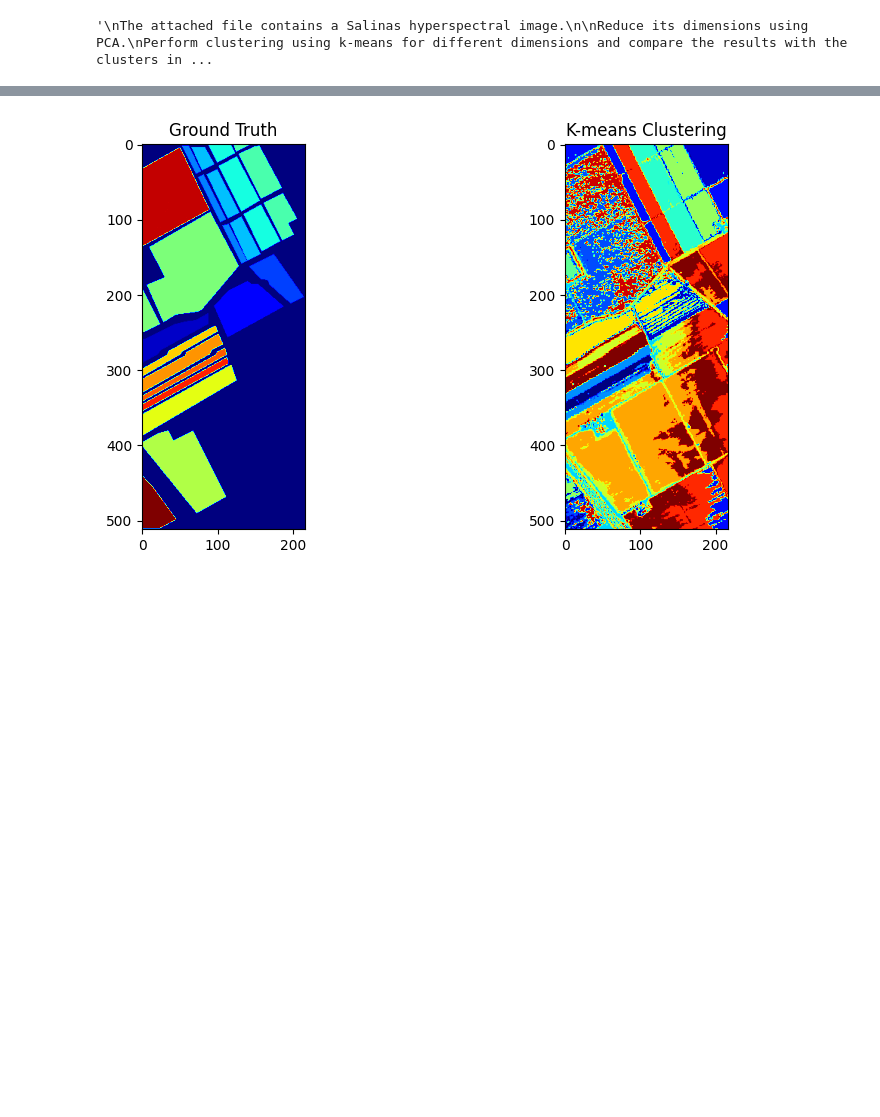
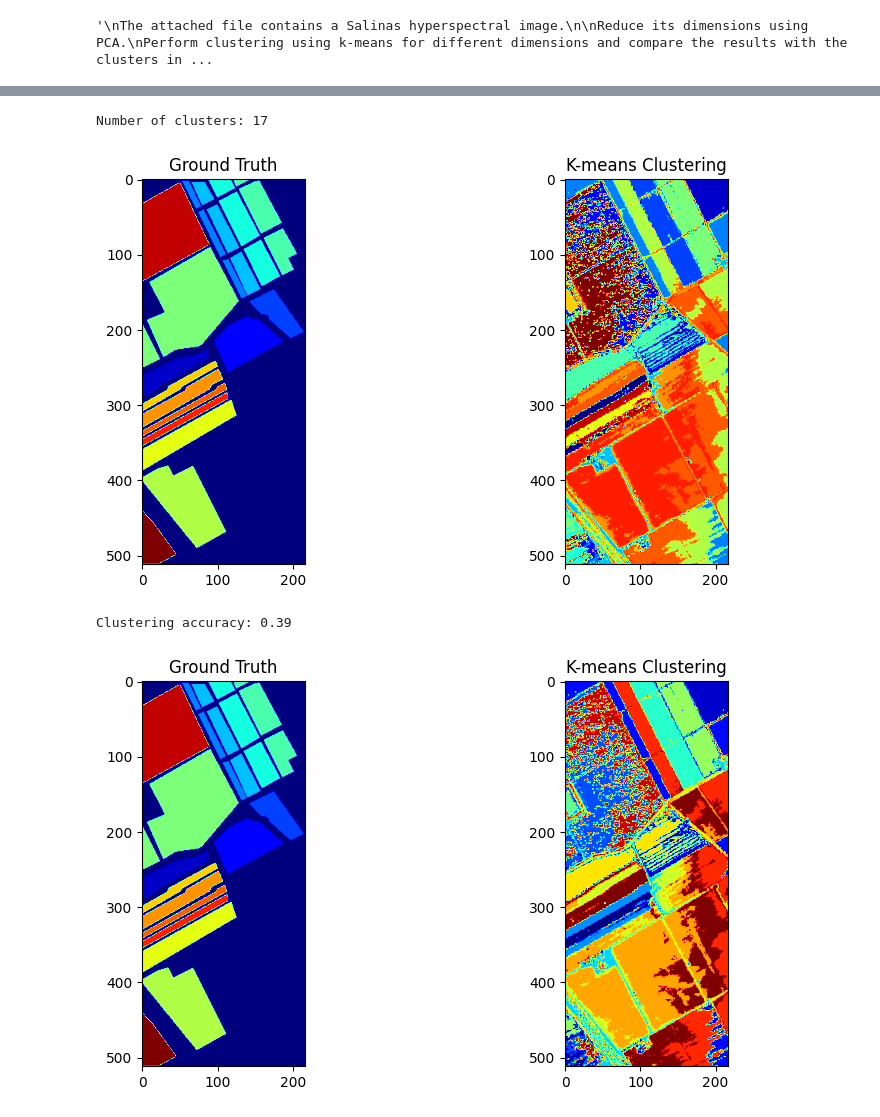
Before and after one commit to fouad1233/machine_learning_tutorials, a Jupyter notebook: 007_dimension_reduction/main.ipynb, the cells around one changed output, grey strips where cells are left out. Saved outputs shown, nothing was run; the diff lists cells and outputs as text; code cells hidden in the pictures; blank space fills up the shorter version.

```diff
--- a/007_dimension_reduction/main.ipynb
+++ b/007_dimension_reduction/main.ipynb
@@ -59,3 +217,60 @@ Clustering accuracy: 0.03
+# %%
+import numpy as np
+from sklearn.decomposition import PCA
+from sklearn.cluster import KMeans
+from sklearn.metrics import accuracy_score
+from scipy import stats
+import matplotlib.pyplot as plt
+import scipy.io
+
+# Load the hyperspectral image and ground truth data
+data = scipy.io.loadmat('Salinas.mat')['salinas']
+ground_truth = scipy.io.loadmat('Salinas_gt.mat')['salinas_gt']
+
+# Reshape the data to 2D array (pixels x bands)
+n_rows, n_cols, n_bands = data.shape
+data_reshaped = data.reshape((n_rows * n_cols, n_bands))
+
+# Apply PCA to reduce dimensions
+n_components = min(1000, n_bands)  # Ensure n_components is not greater than n_bands
+pca = PCA(n_components=n_components)
+data_pca = pca.fit_transform(data_reshaped)
+
+# Perform k-means clustering
+n_clusters = len(np.unique(ground_truth))  # Number of clusters (excluding background)
+print(f'Number of clusters: {n_clusters}')
+kmeans = KMeans(n_clusters=n_clusters, max_iter=1000000, random_state=42)
+clusters = kmeans.fit_predict(data_pca)
+
+# Reshape clusters to original image shape
+clusters_image = clusters.reshape((n_rows, n_cols))
+
+# Plot the clustering results
+plt.figure(figsize=(10, 5))
+plt.subplot(1, 2, 1)
+plt.title('Ground Truth')
+plt.imshow(ground_truth, cmap='jet')
+plt.subplot(1, 2, 2)
+plt.title('K-means Clustering')
+plt.imshow(clusters_image, cmap='jet')
+plt.show()
+
+# Compare clustering results with ground truth
+ground_truth_flat = ground_truth.flatten()
+clusters_flat = clusters
+
+# Re-label clusters to match ground truth labels (optional, depends on your dataset)
+# This is a heuristic for matching clusters to ground truth classes
+mode, _ = stats.mode(clusters_flat)
+clusters_flat = np.where(clusters_flat == mode, 1, 0)  # Adjust depending on ground_truth
+
+# Compute accuracy
+accuracy = accuracy_score(ground_truth_flat, clusters_flat)
+print(f'Clustering accuracy: {accuracy:.2f}')
+# %% [output]
+Number of clusters: 17
+[figure, added]
+Clustering accuracy: 0.39
 # %%
 import numpy as np
 from sklearn.decomposition import PCA
```
Also changed, not shown: parts of 4 cells of this notebook, 1 other file.
